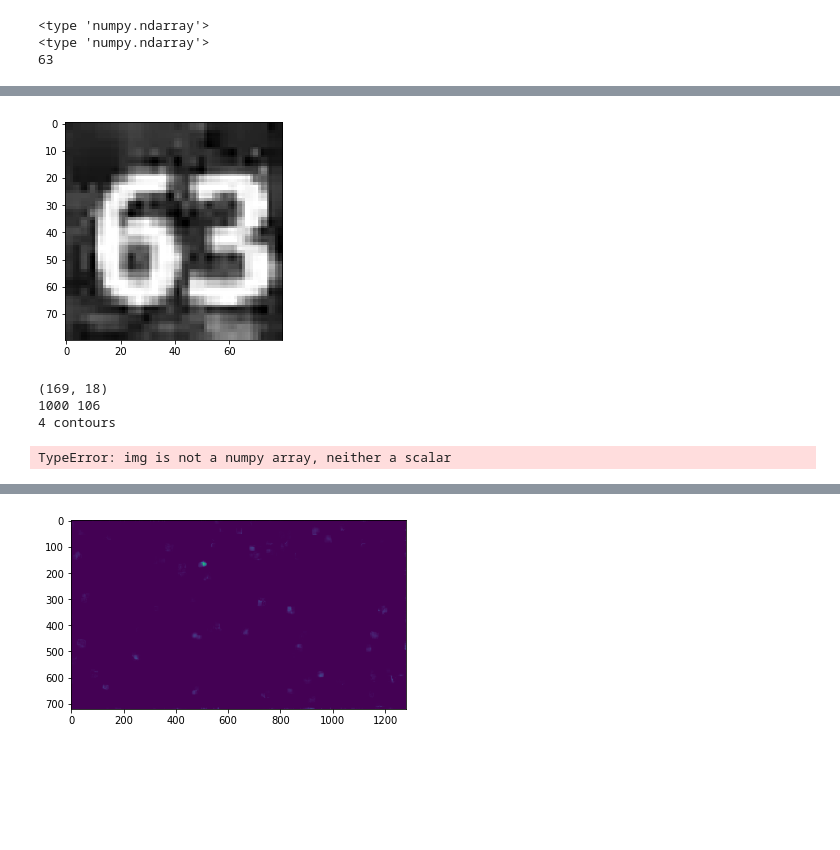
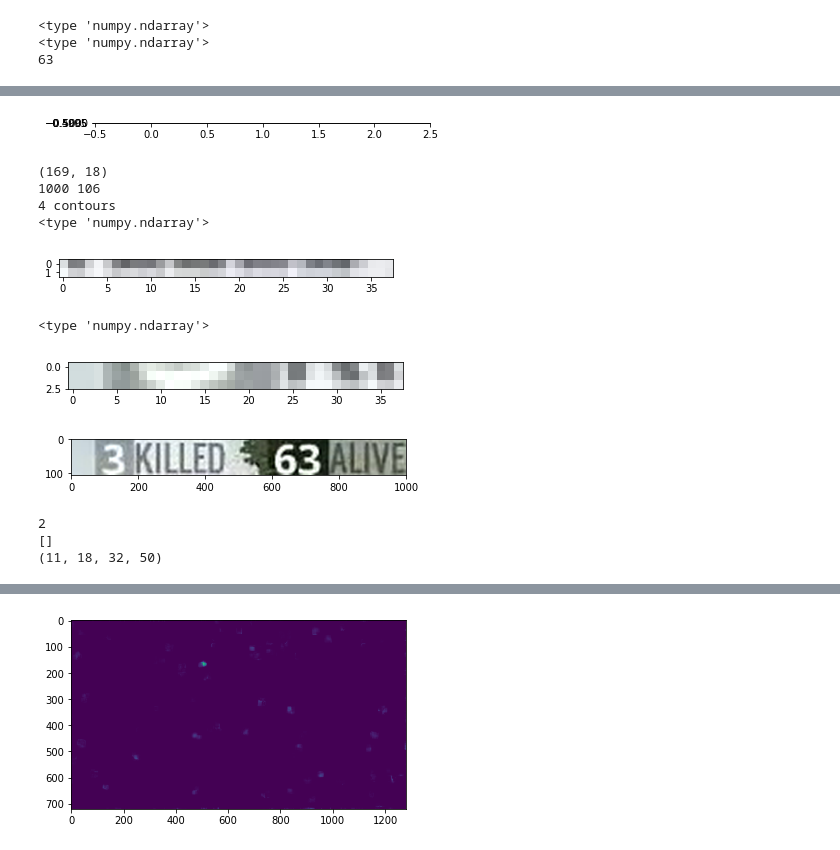
Before and after one commit to shabazbpatel/model-ocr-digits, a Jupyter notebook: src/ocr.ipynb, the cells around one changed output, grey strips where cells are left out. Saved outputs shown, nothing was run; the diff lists cells and outputs as text; code cells hidden in the pictures; blank space fills up the shorter version.

```diff
--- a/src/ocr.ipynb
+++ b/src/ocr.ipynb
@@ -553,35 +532,35 @@ print extract_text(image,ratio=[0.027,0.062,0.94,0.9541])
 # %%
 # ratio = [0.027,0.062,0.8713,0.8854]
 #ratio = [0.028,0.062,0.94,0.9541]
 ratio = [0.697,0.744,0.468,0.534]
 image = np.asarray(image)
 y1 = int(image.shape[0] * ratio[0])
 y2 = int(image.shape[0] * ratio[1])
 x1 = int(image.shape[1] * ratio[2])
 x2 = int(image.shape[1] * ratio[3])
-# img = image[y1:y2, x1:x2]
+img = image[y1:y2, x1:x2]
 # img = cv2.cvtColor(img, cv2.COLOR_BGR2GRAY)
 # img = cv2.resize(img,(70,70), interpolation = cv2.INTER_CUBIC)
 # blur = cv2.GaussianBlur(img,(5,5),0)
 # ret,th = cv2.threshold(blur,0,255,cv2.THRESH_BINARY+cv2.THRESH_OTSU)
 
-basewidth = 1000
-image = Image.fromarray(image)
-wpercent = (basewidth / float(image.size[0]))
-hsize = int((float(image.size[1]) * float(wpercent)))
-image_resized = image.resize((basewidth, hsize), Image.ANTIALIAS)
-image = gaussian_filter(image, 0.4)
+# basewidth = 1000
+# image = Image.fromarray(image)
+# wpercent = (basewidth / float(image.size[0]))
+# hsize = int((float(image.size[1]) * float(wpercent)))
+# image_resized = image.resize((basewidth, hsize), Image.ANTIALIAS)
+# image = gaussian_filter(image, 0.4)
 
-seed = np.copy(image)
-seed[1:-1, 1:-1] = image.min()
-mask = image
+# seed = np.copy(image)
+# seed[1:-1, 1:-1] = image.min()
+# mask = image
 
-dilated = reconstruction(seed, mask, method='dilation')
+# dilated = reconstruction(seed, mask, method='dilation')
 
 plt.imshow(img,'gray')
 plt.show()
 # %% [output]
-[figure, old version]
+[figure, new version]
 # %%
 image = Image.open(os.environ.get("DATA_DIR")+'/output.png')
 
@@ -603,7 +582,7 @@ image_resized = image.resize((basewidth, hsize), Image.ANTIALIAS)
 length = image_resized.size[0]
 width =  image_resized.size[1]
 print length, width
-
+image = np.asarray(image)
 x_coord_sel = range(1000/50*2)
 
 pred_digits = []
@@ -615,9 +594,12 @@ for cnt in contours:
     if cv2.contourArea(cnt)>40:
         [x,y,w,h] = cv2.boundingRect(cnt)
         if  h>30:
+            print type(image)
             cv2.rectangle(image,(x,y),(x+w,y+h),(0,0,255),1)
             try:
                 roi = image[y-buff:y+h+buff,x-buff:x+w+buff]
+                plt.imshow(roi,'gray')
+                plt.show()
             except:
                 roi = image[y:y+h,x:x+w]
             roi_images.append(roi)
@@ -626,25 +608,30 @@ for cnt in contours:
 plt.imshow(image_resized,'gray')
 plt.show()
 
-
-
-# sorted_roi_images = [image for (x_coord,image) in sorted(zip(x_coords,roi_images))]
-# print len(sorted_roi_images)
-# for image in sorted_roi_images:
-#     try:
-#         pred_digit = predict_digits(image)
-#         pred_digits.append(str(pred_digit))
-#     except:
-#         pass
-# print pred_digits
-# print cv2.boundingRect(cnt)
-# # plt.imshow(image,'gray')
-# # plt.show()
+sorted_roi_images = [image for (x_coord,image) in sorted(zip(x_coords,roi_images))]
+print len(sorted_roi_images)
+for image in sorted_roi_images:
+    try:
+        pred_digit = predict_digits(image)
+        pred_digits.append(str(pred_digit))
+    except:
+        pass
+print pred_digits
+print cv2.boundingRect(cnt)
+# plt.imshow(image,'gray')
+# plt.show()
 # %% [output]
 (169, 18)
 1000 106
 4 contours
+<type 'numpy.ndarray'>
+[figure, added]
-TypeError: img is not a numpy array, neither a scalar
+<type 'numpy.ndarray'>
+[figure, added]
+[figure, added]
+2
+[]
+(11, 18, 32, 50)
 # %%
 # Taking intersection over few previous frames
 import imageio
```
Also changed, not shown: parts of 13 cells of this notebook.
